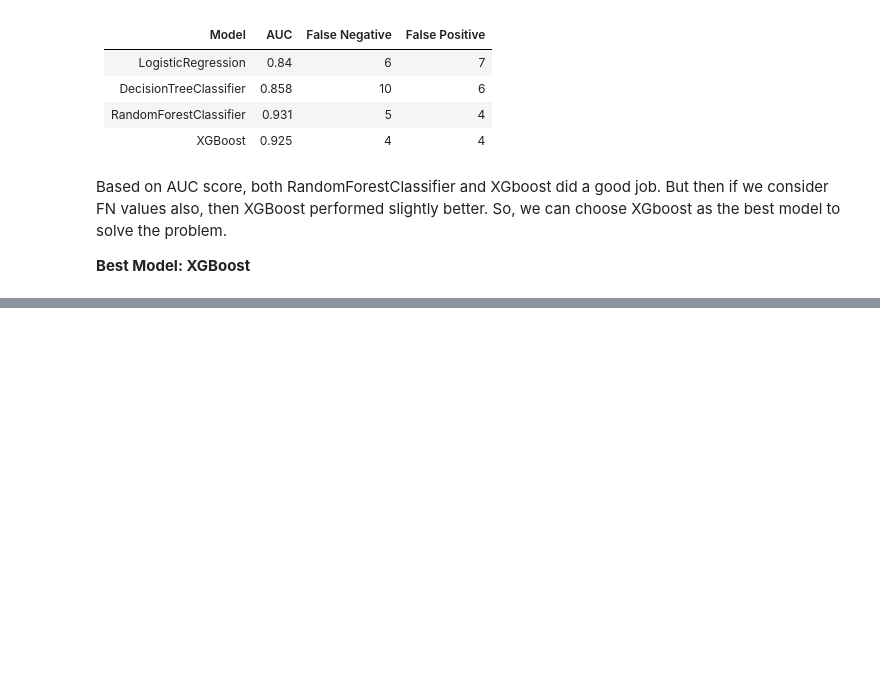
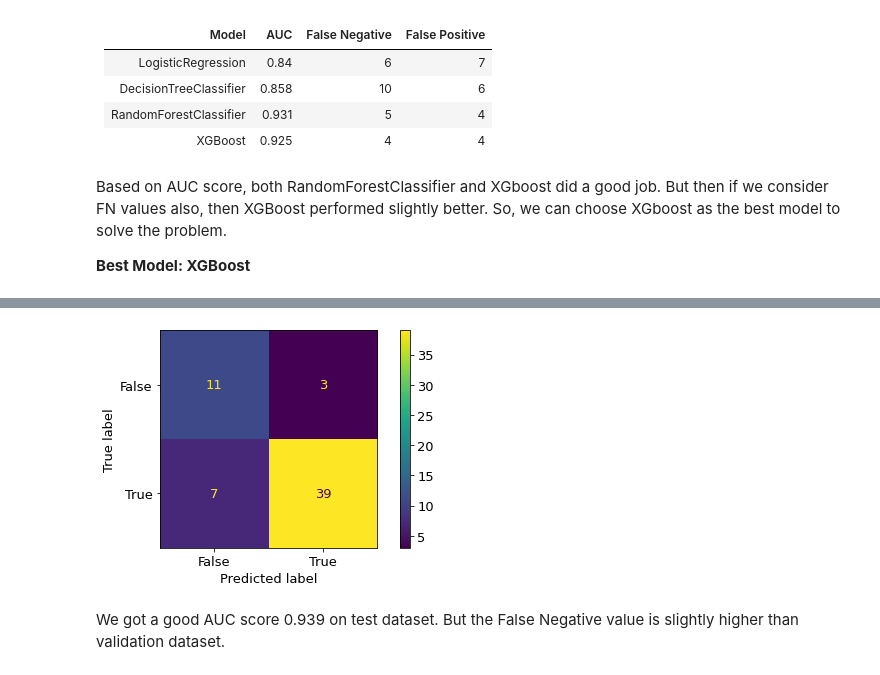
Before and after one commit to mdrkb/mlcamp, a Jupyter notebook: 07-midterm-project/notebook.ipynb, the cells around one changed output, grey strips where cells are left out. Saved outputs shown, nothing was run; the diff lists cells and outputs as text; code cells hidden in the pictures; blank space fills up the shorter version.

```diff
--- a/07-midterm-project/notebook.ipynb
+++ b/07-midterm-project/notebook.ipynb
@@ -135,9 +198,13 @@ del df_test["DEATH_EVENT"]
 # %%
+# Apply one hot encoding to categorical variables
 dv = DictVectorizer(sparse=False)
 
-train_dict = df_train.to_dict(orient='records')
+train_dict = df_train.to_dict(orient="records")
 X_train = dv.fit_transform(train_dict)
 
-val_dict = df_val.to_dict(orient='records')
+val_dict = df_val.to_dict(orient="records")
 X_val = dv.fit_transform(val_dict)
+
+test_dict = df_test.to_dict(orient="records")
+X_test = dv.fit_transform(test_dict)
 # %%
@@ -721,6 +789,7 @@ Here again, we can see that `time` is the most important feature followed by `se
 features = dv.get_feature_names_out()
 dtrain = xgb.DMatrix(X_train, label=y_train, feature_names=features)
 dval = xgb.DMatrix(X_val, label=y_val, feature_names=features)
+dtest = xgb.DMatrix(X_test, label=y_test, feature_names=features)
 # %%
 watchlist = [(dtrain, "train"), (dval, "val")]
 # %%
@@ -961,0 +1033,13 @@ Based on AUC score, both RandomForestClassifier and XGboost did a good job. But
+# %%
+# Train the model with training dataset using default parameters
+xgb_params = {
+    "eta": 0.899,
+    "objective": "binary:logistic",
+    "seed": 1
+}
+xgb_model_final = xgb.train(xgb_params, dtrain, num_boost_round=200, verbose_eval=5, evals=watchlist)
+
+# Predict using test dataset
+y_pred = xgb_model_final.predict(dtest)
+result = (y_pred >= 0.4)
+print(f"Validation dataset AUC: {roc_auc_score(y_test, y_pred).round(3)}")
@@ -961,0 +1064,7 @@ Based on AUC score, both RandomForestClassifier and XGboost did a good job. But
+# %%
+ConfusionMatrixDisplay.from_predictions(y_test, result)
+plt.show()
+# %% [output]
+[figure, added]
+# %% [markdown]
+We got a good AUC score 0.939 on test dataset. But the False Negative value is slightly higher than validation dataset.
```
Also changed, not shown: parts of 61 cells of this notebook.
